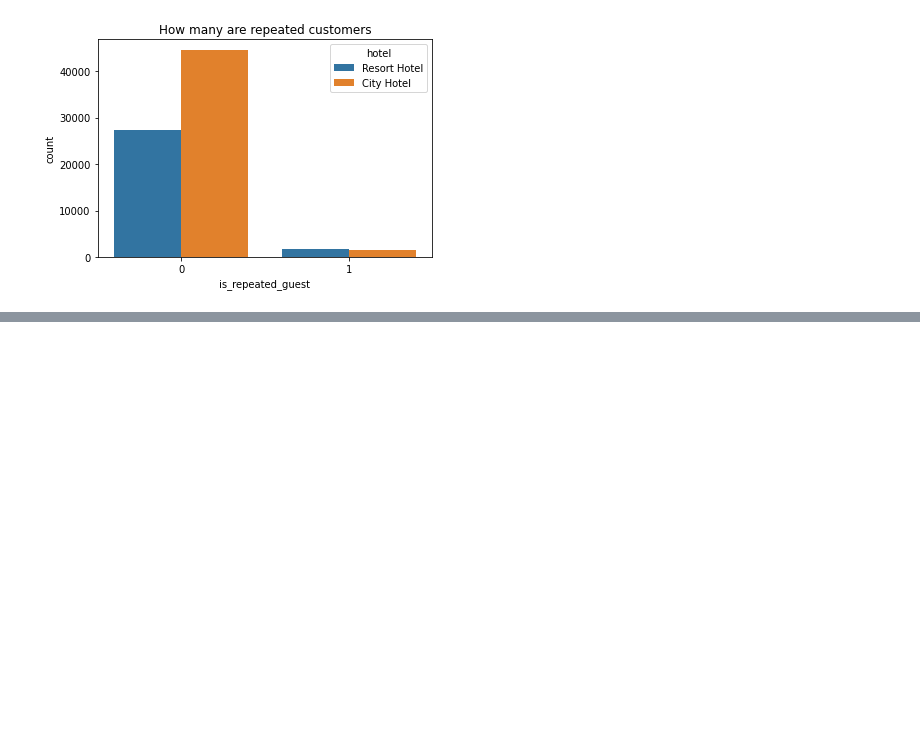
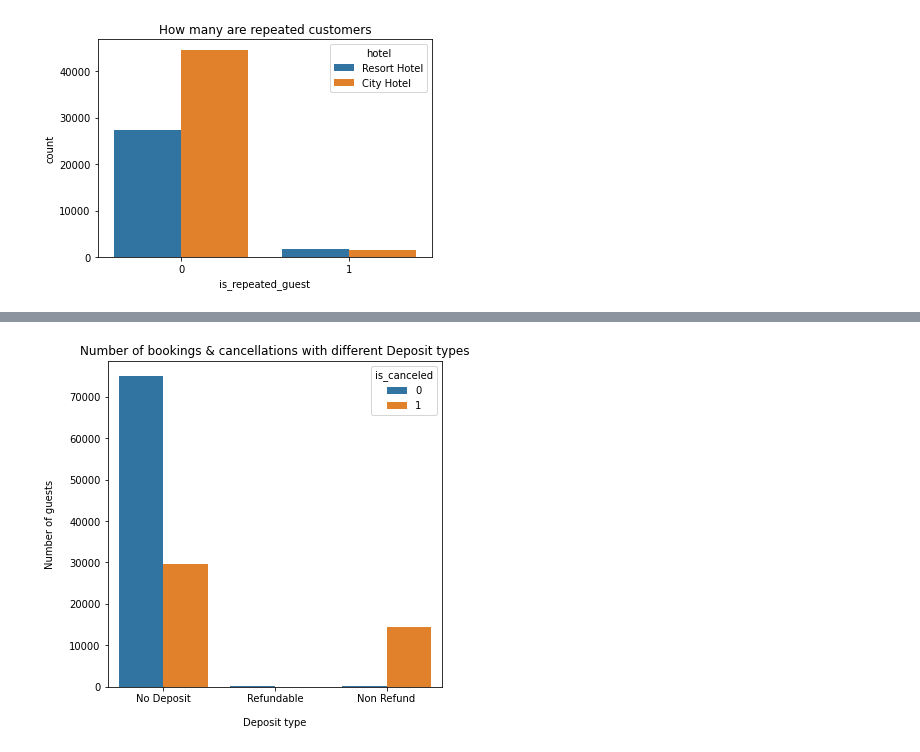
Before and after one commit to Gaurav-Bindal/Hotel-Booking-Analysis, a Jupyter notebook: Hotel_Booking_Analysis.ipynb, the cells around one changed output, grey strips where cells are left out. Cells and saved outputs as stored; diff of their text form; code cells hidden in the pictures; blank space fills up the shorter version.

```diff
--- a/Hotel_Booking_Analysis.ipynb
+++ b/Hotel_Booking_Analysis.ipynb
@@ -280,0 +327,9 @@ Text(0.5, 1.0, 'How many are repeated customers')
+# %%
+# Graphically representing proportion for each deposit option
+plt.figure(figsize=(6,6))
+sns.countplot (x= 'deposit_type', data= df,hue= 'is_canceled').set_title ('Number of bookings & cancellations with different Deposit types')
+plt.xlabel("Deposit type", labelpad=14)
+plt.ylabel("Number of guests", labelpad=14)
+plt.show()
+# %% [output]
+[figure, added]
```
Also changed, not shown: parts of 8 cells of this notebook.
